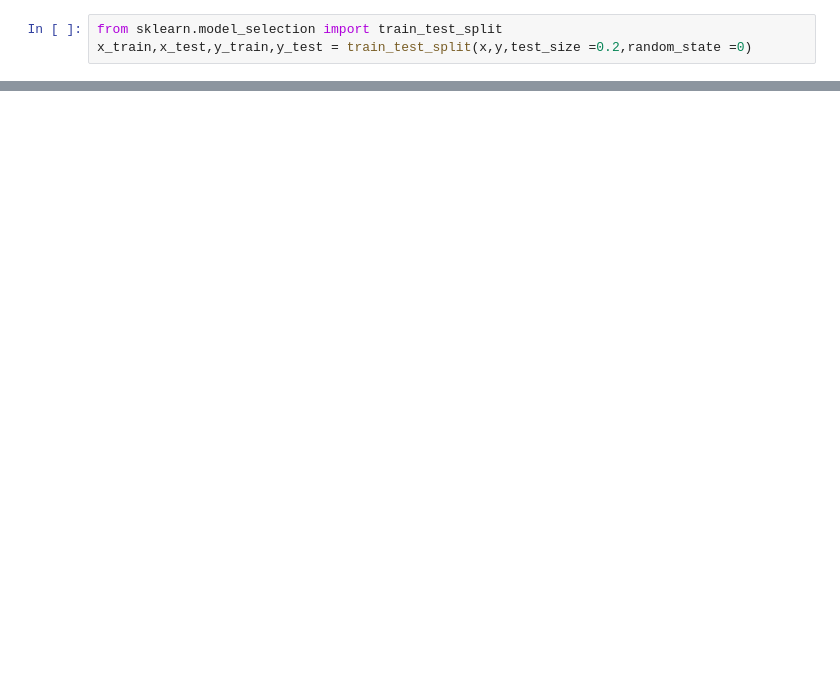
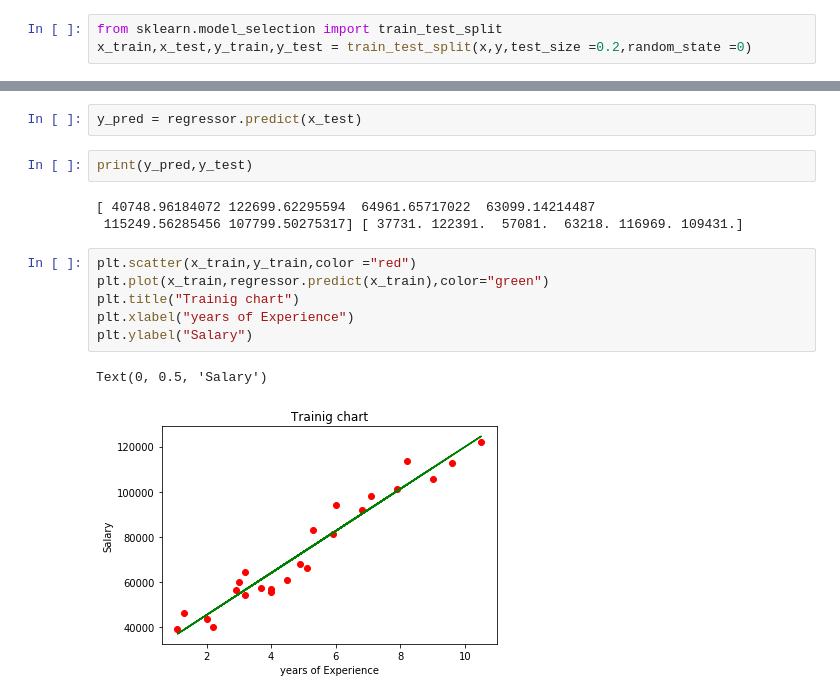
Before and after one commit to rengatiger9695/ml_learning, a Jupyter notebook: simple_linear_regression.ipynb, the cells around one changed output, grey strips where cells are left out. Drawn from its saved outputs; the diff is of its cells as text; blank space fills up the shorter version.

```diff
--- a/simple_linear_regression.ipynb
+++ b/simple_linear_regression.ipynb
@@ -42,0 +21,16 @@ LinearRegression(copy_X=True, fit_intercept=True, n_jobs=None, normalize=False)
+# %%
+y_pred = regressor.predict(x_test)
+# %%
+print(y_pred,y_test)
+# %% [output]
+[ 40748.96184072 122699.62295594  64961.65717022  63099.14214487
+ 115249.56285456 107799.50275317] [ 37731. 122391.  57081.  63218. 116969. 109431.]
+# %%
+plt.scatter(x_train,y_train,color ="red")
+plt.plot(x_train,regressor.predict(x_train),color="green")
+plt.title("Trainig chart")
+plt.xlabel("years of Experience")
+plt.ylabel("Salary")
+# %% [output]
+Text(0, 0.5, 'Salary')
+[figure, added]
```
Also changed, not shown: parts of 4 cells of this notebook.
